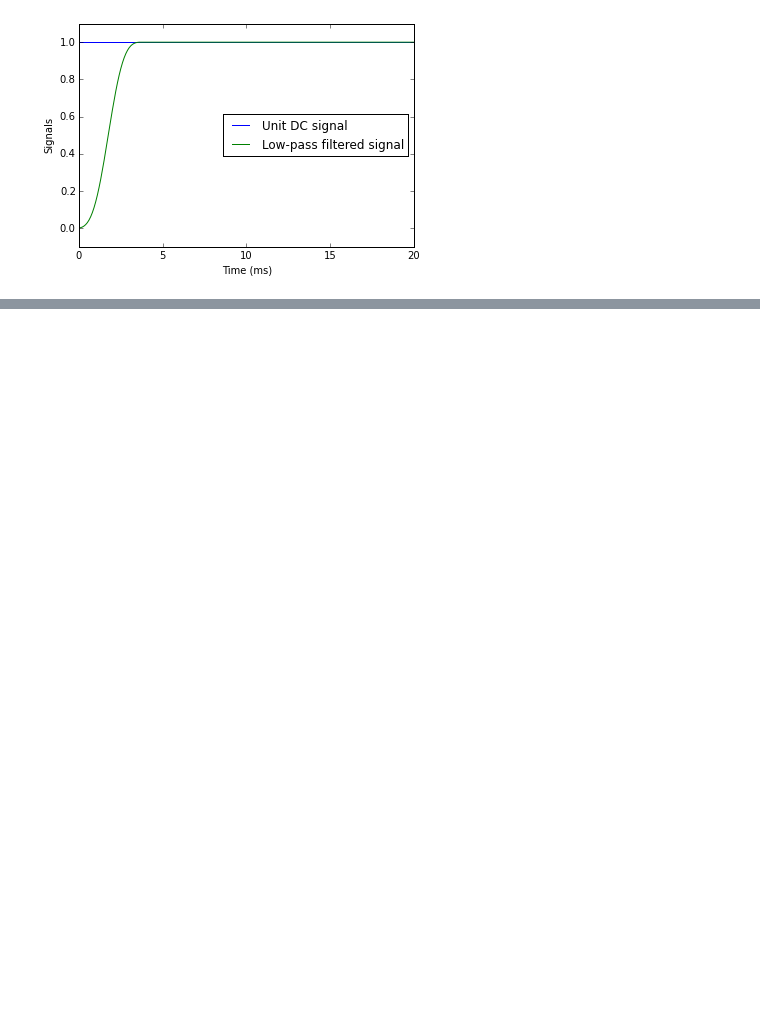
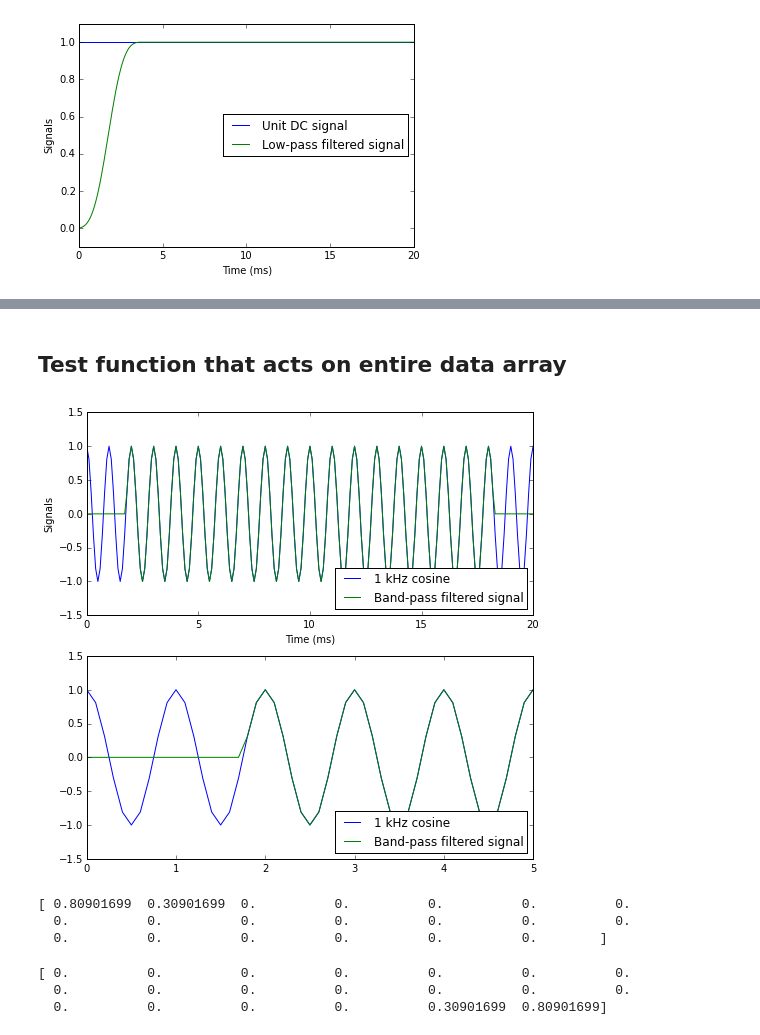
Before and after one commit to naushad-rahman/LIFSrProj_F15, a Jupyter notebook: DSP/digital_filter_explore/150706_test_filters.ipynb, the cells around one changed output, grey strips where cells are left out. Drawn from its saved outputs; the diff is of its cells as text; code cells hidden in the pictures; blank space fills up the shorter version.

```diff
--- a/DSP/digital_filter_explore/150706_test_filters.ipynb
+++ b/DSP/digital_filter_explore/150706_test_filters.ipynb
@@ -438,0 +523,32 @@ ax.set_ylabel('Signals');
+# %% [markdown]
+## Test function that acts on entire data array
+# %%
+test_freq = 1000.0
+cos_1kHz_zeroph = np.cos(2.0*np.pi*test_freq*(time_dac_output_ms * ms_to_s))
+cos_1kHz_zeroph_bp_out = zero_phase_fir_on_array(cos_1kHz_zeroph, bp_coef_norm)
+
+fig, (ax, ax2) = plt.subplots(2, figsize=(8,8))
+ax.plot(time_dac_output_ms, cos_1kHz_zeroph, label='1 kHz cosine')
+ax.plot(time_dac_output_ms, cos_1kHz_zeroph_bp_out, label='Band-pass filtered signal')
+ax.legend(loc=4)
+#ax.set_ylim(0, 1.1)
+ax.set_xlabel('Time (ms)')
+ax.set_ylabel('Signals')
+ax2.plot(time_dac_output_ms, cos_1kHz_zeroph, label='1 kHz cosine')
+ax2.plot(time_dac_output_ms, cos_1kHz_zeroph_bp_out, label='Band-pass filtered signal')
+ax2.legend(loc=4)
+ax2.set_xlim(0,5);
+# %% [output]
+[figure, added]
+# %%
+print(cos_1kHz_zeroph_bp_out[-20:])
+# %% [output]
+[ 0.80901699  0.30901699  0.          0.          0.          0.          0.
+  0.          0.          0.          0.          0.          0.          0.
+  0.          0.          0.          0.          0.          0.        ]
+# %%
+print(cos_1kHz_zeroph_bp_out[:20])
+# %% [output]
+[ 0.          0.          0.          0.          0.          0.          0.
+  0.          0.          0.          0.          0.          0.          0.
+  0.          0.          0.          0.          0.30901699  0.80901699]
```
Also changed, not shown: parts of 15 cells of this notebook, 1 other file.
